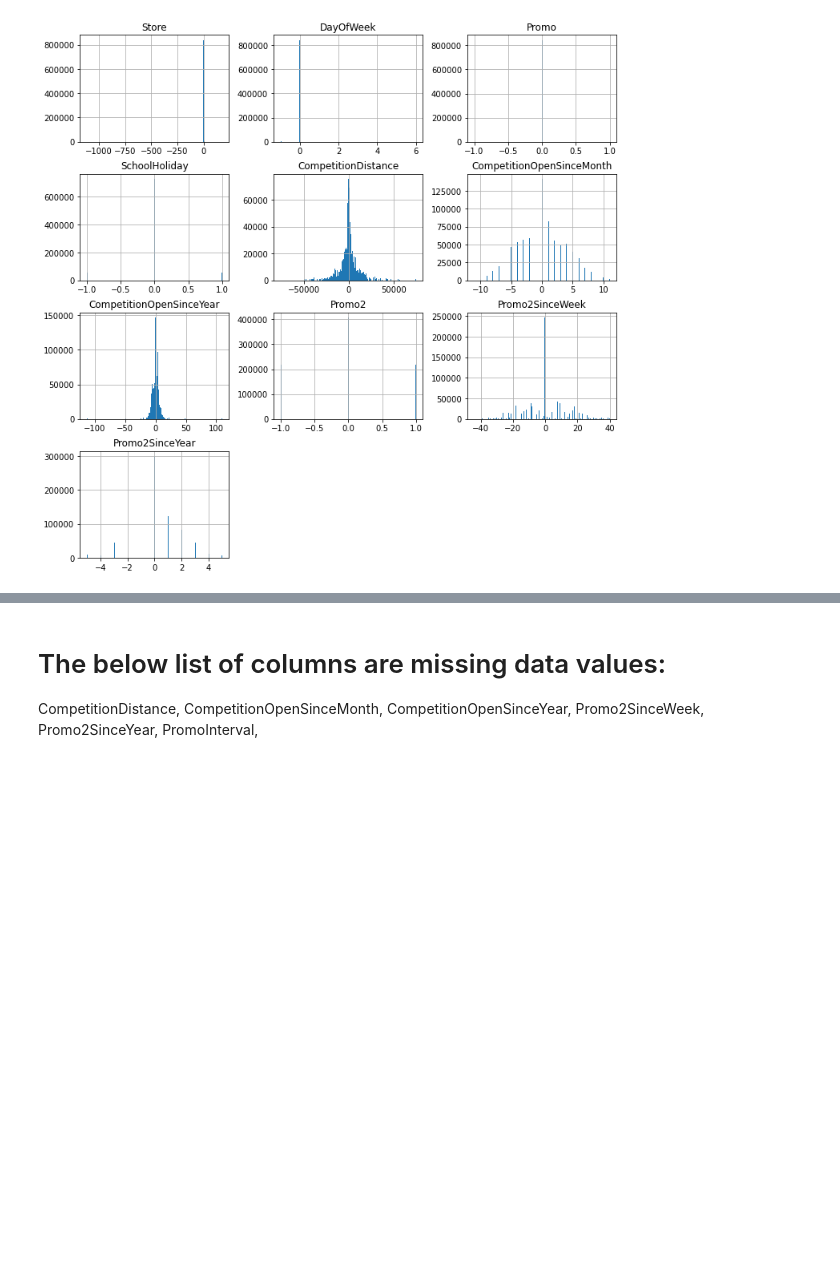
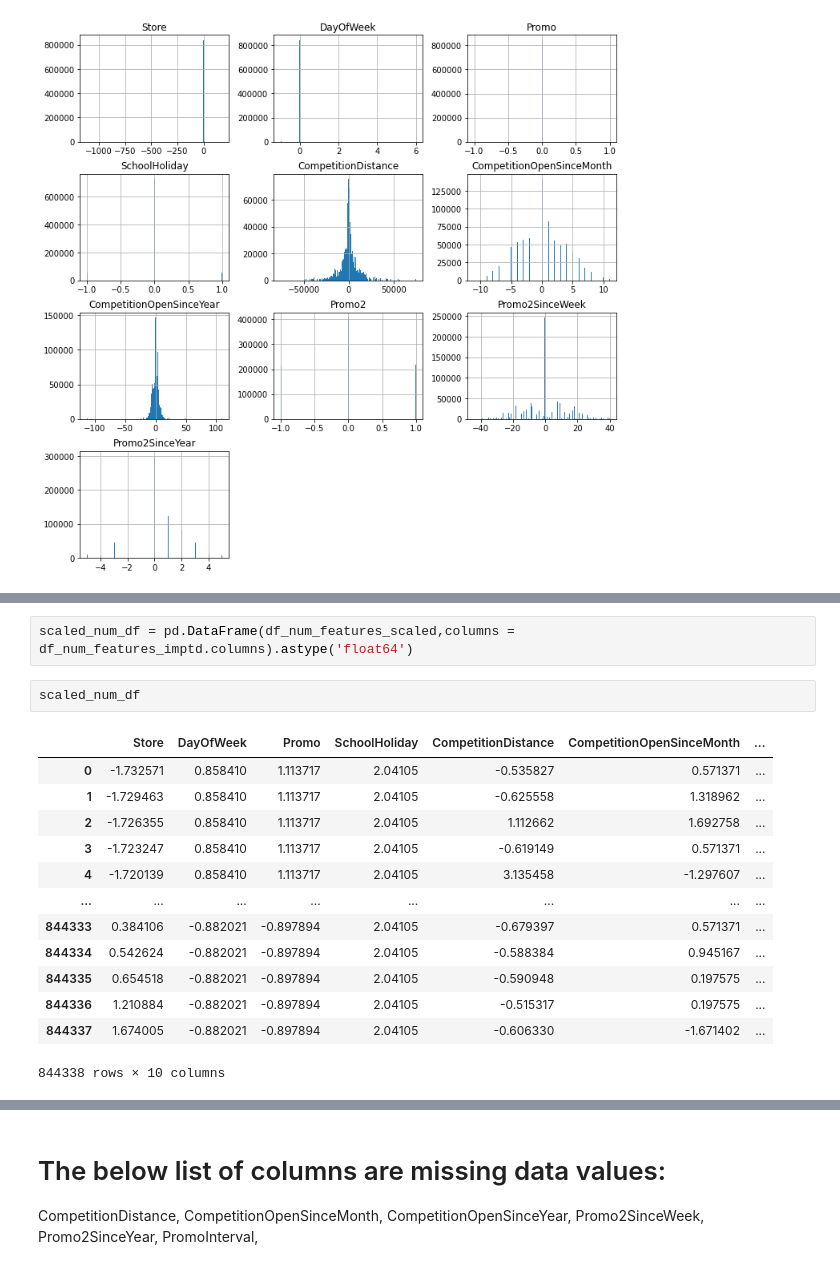
Before and after one commit to mbhoge/ml-model-excercises, a Jupyter notebook: Assignment Supervised Unsupervised Learning/store_sales_regression_model.ipynb, the cells around one changed output, grey strips where cells are left out. Saved outputs shown, nothing was run; the diff lists cells and outputs as text; blank space fills up the shorter version.

Commit message:
Store Sales Regression Model

```diff
--- a/Assignment Supervised Unsupervised Learning/store_sales_regression_model.ipynb
+++ b/Assignment Supervised Unsupervised Learning/store_sales_regression_model.ipynb
@@ -213 +212,19 @@ array([[<AxesSubplot:title={'center':'Store'}>,
+# %%
+scaled_num_df = pd.DataFrame(df_num_features_scaled,columns = df_num_features_imptd.columns).astype('float64')
+# %%
+scaled_num_df
+# %% [output]
+|  | Store | DayOfWeek | Promo | SchoolHoliday | CompetitionDistance | CompetitionOpenSinceMonth | ... |
+| 0 | -1.732571 | 0.858410 | 1.113717 | 2.04105 | -0.535827 | 0.571371 | ... |
+| 1 | -1.729463 | 0.858410 | 1.113717 | 2.04105 | -0.625558 | 1.318962 | ... |
+| 2 | -1.726355 | 0.858410 | 1.113717 | 2.04105 | 1.112662 | 1.692758 | ... |
+| 3 | -1.723247 | 0.858410 | 1.113717 | 2.04105 | -0.619149 | 0.571371 | ... |
+| 4 | -1.720139 | 0.858410 | 1.113717 | 2.04105 | 3.135458 | -1.297607 | ... |
+| ... | ... | ... | ... | ... | ... | ... | ... |
+| 844333 | 0.384106 | -0.882021 | -0.897894 | 2.04105 | -0.679397 | 0.571371 | ... |
+| 844334 | 0.542624 | -0.882021 | -0.897894 | 2.04105 | -0.588384 | 0.945167 | ... |
+| 844335 | 0.654518 | -0.882021 | -0.897894 | 2.04105 | -0.590948 | 0.197575 | ... |
+| 844336 | 1.210884 | -0.882021 | -0.897894 | 2.04105 | -0.515317 | 0.197575 | ... |
+| 844337 | 1.674005 | -0.882021 | -0.897894 | 2.04105 | -0.606330 | -1.671402 | ... |
+844338 rows × 10 columns
 # %%
```
Also changed, not shown: parts of 43 cells of this notebook.
